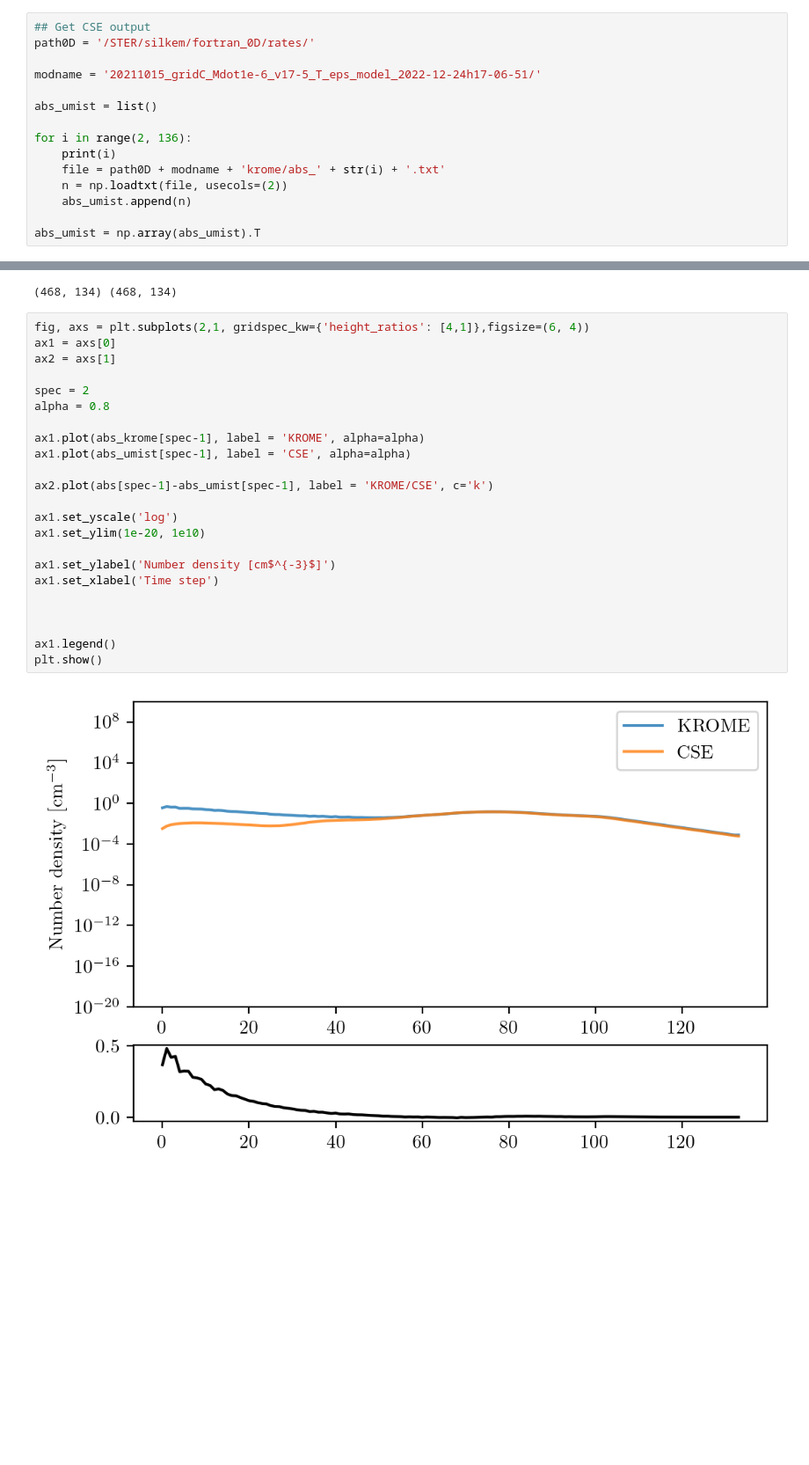
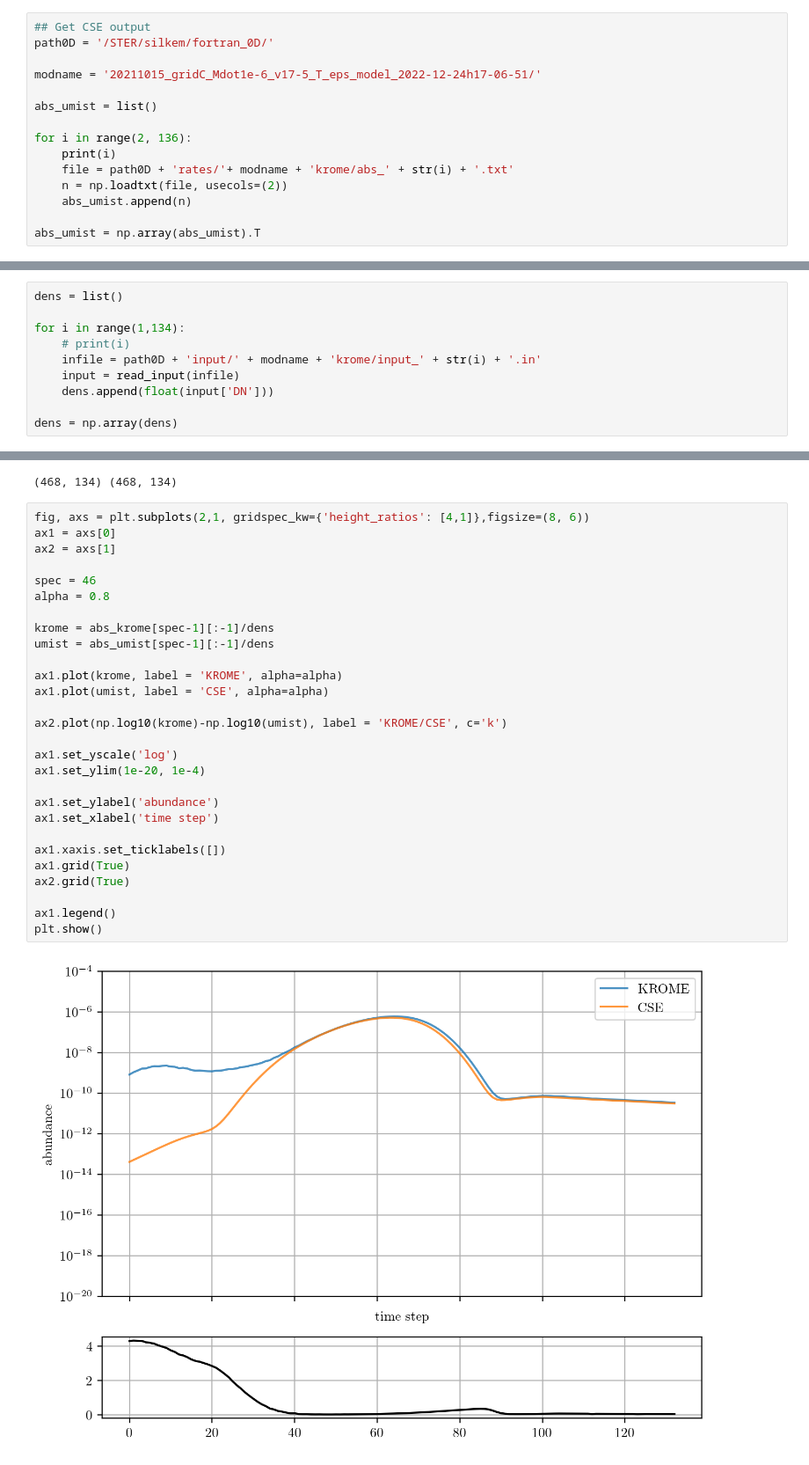
Before and after one commit to IvS-KULeuven/krome-CSE, a Jupyter notebook: benchmarkKROME.ipynb, the cells around one changed output, grey strips where cells are left out. Shown at 88% size. Cells and saved outputs as stored; diff of their text form; blank space fills up the shorter version.

Commit message:
KROME WORKS WITH UMIST

```diff
--- a/benchmarkKROME.ipynb
+++ b/benchmarkKROME.ipynb
@@ -79,7 +79,7 @@ for i in range(1,135):
 abs_krome = np.array(abs_krome).T
 # %%
 ## Get CSE output
-path0D = '/STER/silkem/fortran_0D/rates/'
+path0D = '/STER/silkem/fortran_0D/'
 
 modname = '20211015_gridC_Mdot1e-6_v17-5_T_eps_model_2022-12-24h17-06-51/'
 
@@ -87,7 +87,7 @@ abs_umist = list()
 
 for i in range(2, 136):
     print(i)
-    file = path0D + modname + 'krome/abs_' + str(i) + '.txt'
+    file = path0D + 'rates/'+ modname + 'krome/abs_' + str(i) + '.txt'
     n = np.loadtxt(file, usecols=(2))
     abs_umist.append(n)
 
@@ -110,32 +110,47 @@ abs_umist = np.array(abs_umist).T
 133
 134
 135
+# %%
+dens = list()
+
+for i in range(1,134):
+    # print(i)
+    infile = path0D + 'input/' + modname + 'krome/input_' + str(i) + '.in'
+    input = read_input(infile)
+    dens.append(float(input['DN']))
+
+dens = np.array(dens)
 # %%
 print(abs_umist.shape,abs.shape)
 # %% [output]
 (468, 134) (468, 134)
 # %%
-fig, axs = plt.subplots(2,1, gridspec_kw={'height_ratios': [4,1]},figsize=(6, 4))
+fig, axs = plt.subplots(2,1, gridspec_kw={'height_ratios': [4,1]},figsize=(8, 6))
 ax1 = axs[0]
 ax2 = axs[1]
 
-spec = 2
+spec = 46
 alpha = 0.8
 
-ax1.plot(abs_krome[spec-1], label = 'KROME', alpha=alpha)
-ax1.plot(abs_umist[spec-1], label = 'CSE', alpha=alpha)
+krome = abs_krome[spec-1][:-1]/dens
+umist = abs_umist[spec-1][:-1]/dens
 
-ax2.plot(abs[spec-1]-abs_umist[spec-1], label = 'KROME/CSE', c='k')
+ax1.plot(krome, label = 'KROME', alpha=alpha)
+ax1.plot(umist, label = 'CSE', alpha=alpha)
+
+ax2.plot(np.log10(krome)-np.log10(umist), label = 'KROME/CSE', c='k')
 
 ax1.set_yscale('log')
-ax1.set_ylim(1e-20, 1e10)
+ax1.set_ylim(1e-20, 1e-4)
 
-ax1.set_ylabel('Number density [cm$^{-3}$]')
-ax1.set_xlabel('Time step')
+ax1.set_ylabel('abundance')
+ax1.set_xlabel('time step')
 
-
+ax1.xaxis.set_ticklabels([])
+ax1.grid(True)
+ax2.grid(True)
 
 ax1.legend()
 plt.show()
 # %% [output]
-[figure, old version]
+[figure, new version]
```
Also changed, not shown: parts of 4 cells of this notebook.
